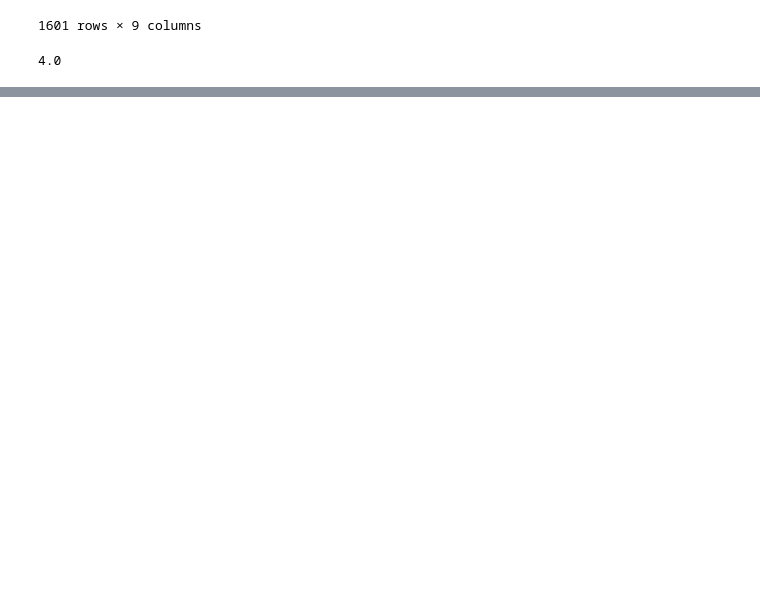
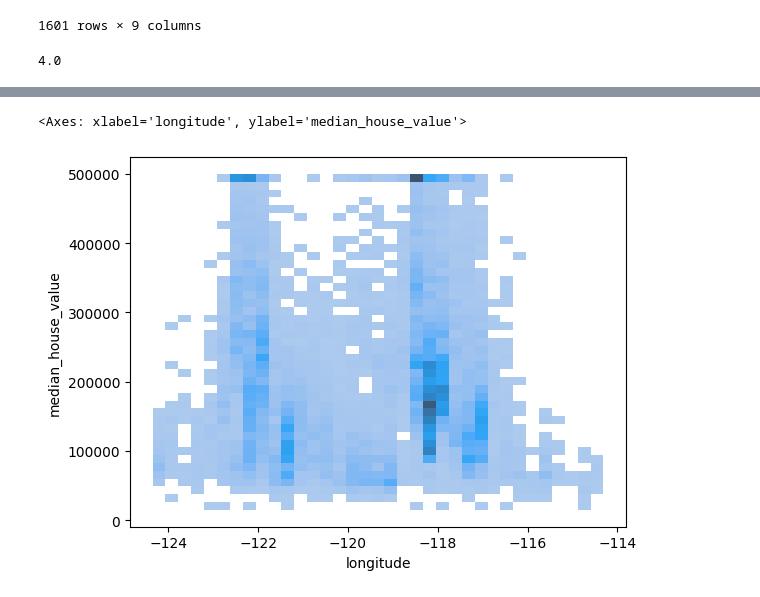
Before and after one commit to RusTK08/DZ24, a Jupyter notebook: Untitled0.ipynb, the cells around one changed output, grey strips where cells are left out. Saved outputs shown, nothing was run; the diff lists cells and outputs as text; code cells hidden in the pictures; blank space fills up the shorter version.

```diff
--- a/Untitled0.ipynb
+++ b/Untitled0.ipynb
@@ -131,0 +158,5 @@ df[df["population"] == df["population"].min()]["households"].max()
+# %%
+sns.histplot(data=df, x="longitude", y="median_house_value")
+# %% [output]
+<Axes: xlabel='longitude', ylabel='median_house_value'>
+[figure, added]
```
Also changed, not shown: parts of 20 cells of this notebook.
